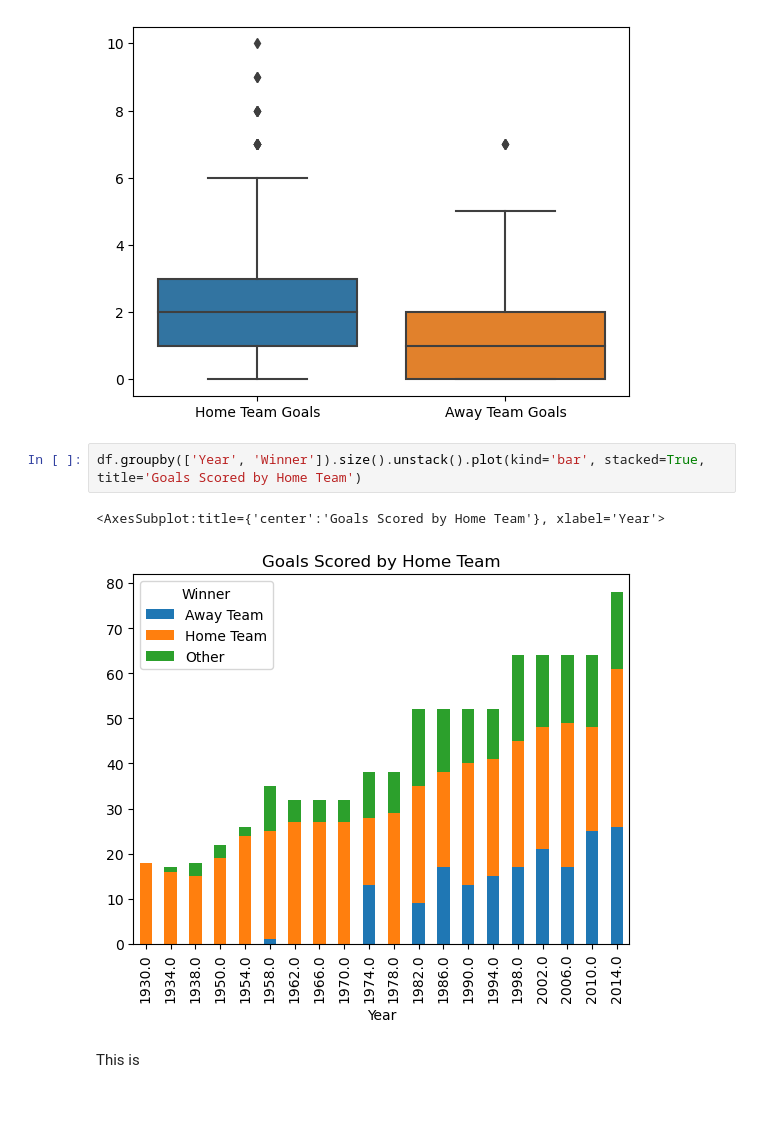
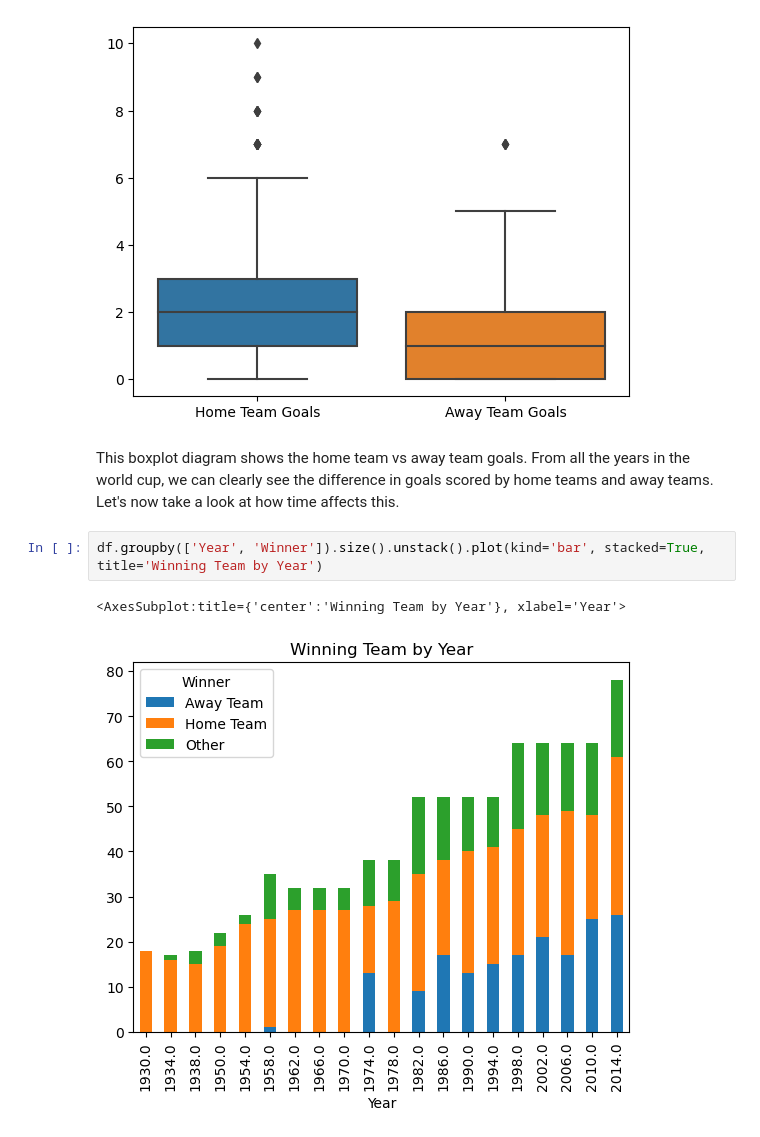
Before and after one commit to ubco-W2022T1-cosc301/project-group49, a Jupyter notebook: notebooks/analysis1.ipynb, the cells around one changed output. Drawn from its saved outputs; the diff is of its cells as text; blank space fills up the shorter version.

```diff
--- a/notebooks/analysis1.ipynb
+++ b/notebooks/analysis1.ipynb
@@ -382,10 +386,10 @@ sns.boxplot(data=df[['Home Team Goals','Away Team Goals']])
 # %% [output]
 <AxesSubplot:>
 [figure]
+# %% [markdown]
+This boxplot diagram shows the home team vs away team goals. From all the years in the world cup, we can clearly see the difference in goals scored by home teams and away teams. Let's now take a look at how time affects this.
 # %%
-df.groupby(['Year', 'Winner']).size().unstack().plot(kind='bar', stacked=True, title='Goals Scored by Home Team')
+df.groupby(['Year', 'Winner']).size().unstack().plot(kind='bar', stacked=True, title='Winning Team by Year')
 # %% [output]
-<AxesSubplot:title={'center':'Goals Scored by Home Team'}, xlabel='Year'>
+<AxesSubplot:title={'center':'Winning Team by Year'}, xlabel='Year'>
-[figure, old version]
+[figure, new version]
-# %% [markdown]
-This is
```
Also changed, not shown: parts of 7 cells of this notebook.
